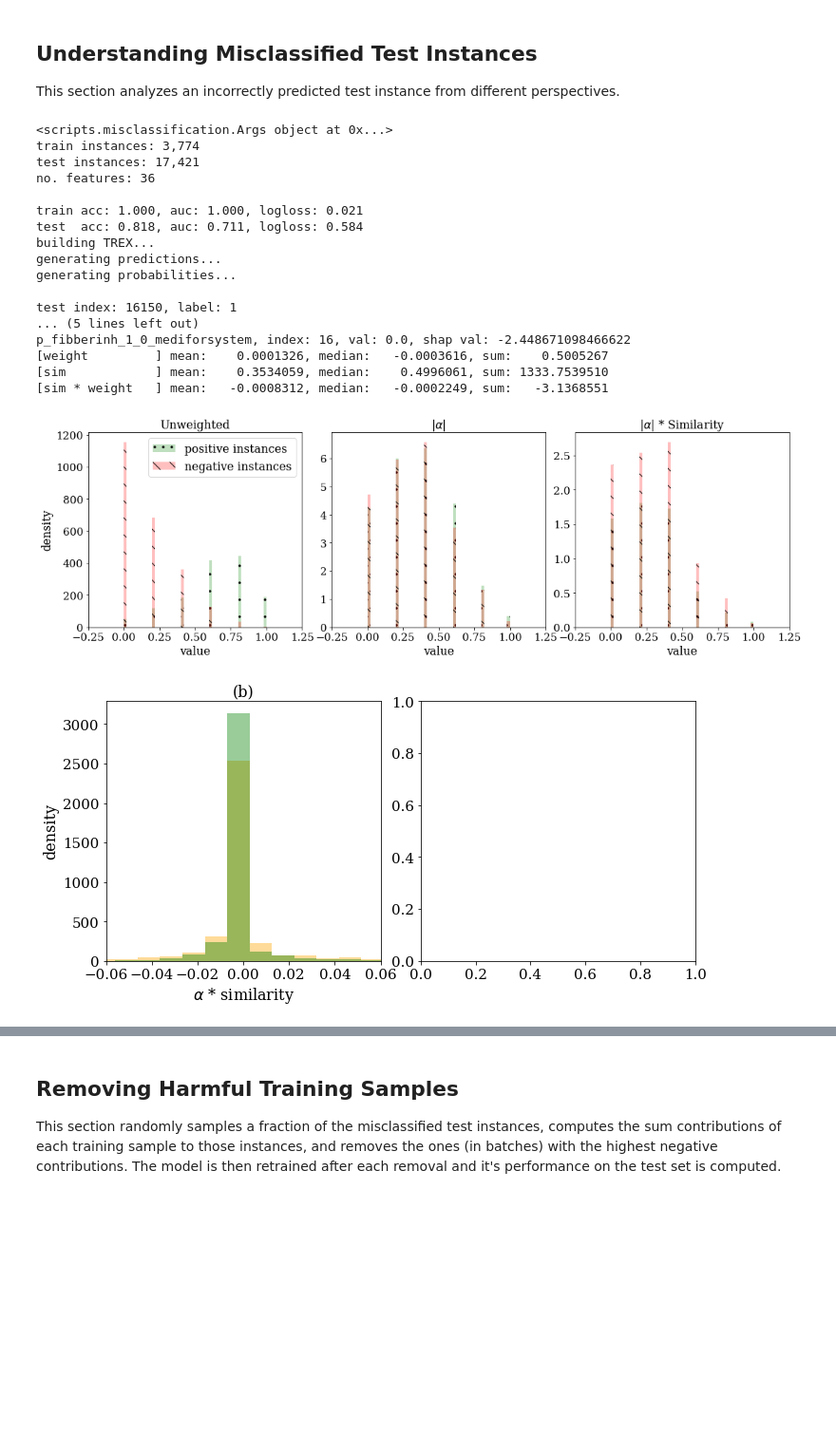
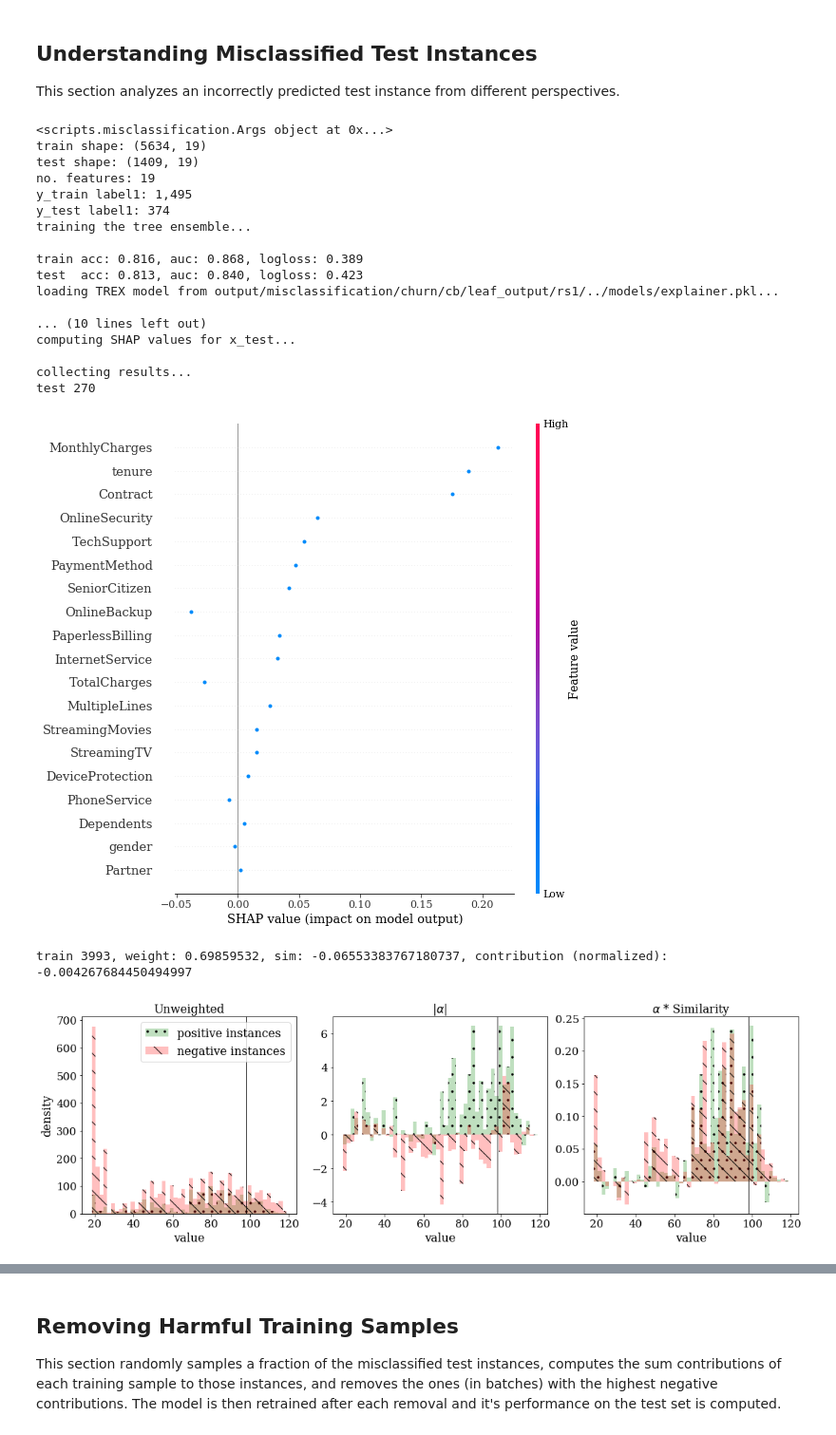
Before and after one commit to jjbrophy47/trex, a Jupyter notebook: experiments/notebooks/medifor.ipynb, the cells around one changed output, grey strips where cells are left out. Shown: that part at 95% size. Saved outputs shown, nothing was run; the diff lists cells and outputs as text; code cells hidden in the pictures; blank space fills up the shorter version.

```diff
--- a/experiments/notebooks/medifor.ipynb
+++ b/experiments/notebooks/medifor.ipynb
@@ -98,36 +97,45 @@ plot_clustering.main(args)
 This section analyzes an incorrectly predicted test instance from different perspectives.
 # %%
 args = misclassification.Args()
-args.dataset='nc17_mfc18'
-args.tree_type=tree_type
+args.dataset='churn'
+args.tree_type='cb'
+args.n_estimators=100
+args.max_depth=3
 args.tree_kernel=tree_kernel
+args.kernel_model='lr'
 args.data_dir=data_dir
-args.xlim=0.06
+args.xlim=None
 args.max_bins=50
 args.kde=False
-args.overlay=True
+args.overlay=False
 args.topk=1
-args.pos_pred=False
+args.test_type='pos_correct'
 args.alpha=0.25
-args.rs=2
+args.rs=1
+args.load_trex=True
+args.normalize_shap=True
+args.coverage=1.0
+args.surplus=None
+args.ext='pdf'
 misclassification.main(args)
 # %% [output]
 <scripts.misclassification.Args object at 0x...>
-train instances: 3,774
-test instances: 17,421
-no. features: 36
+train shape: (5634, 19)
+test shape: (1409, 19)
+no. features: 19
+y_train label1: 1,495
+y_test label1: 374
+training the tree ensemble...
 
-train acc: 1.000, auc: 1.000, logloss: 0.021
-test  acc: 0.818, auc: 0.711, logloss: 0.584
-building TREX...
-generating predictions...
-generating probabilities...
+train acc: 0.816, auc: 0.868, logloss: 0.389
+test  acc: 0.813, auc: 0.840, logloss: 0.423
+loading TREX model from output/misclassification/churn/cb/leaf_output/rs1/../models/explainer.pkl...
 
-test index: 16150, label: 1
-... (5 lines left out)
-p_fibberinh_1_0_mediforsystem, index: 16, val: 0.0, shap val: -2.448671098466622
-[weight         ] mean:    0.0001326, median:   -0.0003616, sum:    0.5005267
-[sim            ] mean:    0.3534059, median:    0.4996061, sum: 1333.7539510
-[sim * weight   ] mean:   -0.0008312, median:   -0.0002249, sum:   -3.1368551
+... (10 lines left out)
+computing SHAP values for x_test...
+
+collecting results...
+test 270
-[figure, old version]
+[figure, new version]
+train 3993, weight: 0.69859532, sim: -0.06553383767180737, contribution (normalized): -0.004267684450494997
-[figure, old version]
+[figure, new version]
```
Also changed, not shown: parts of 8 cells of this notebook, 11 other files.
